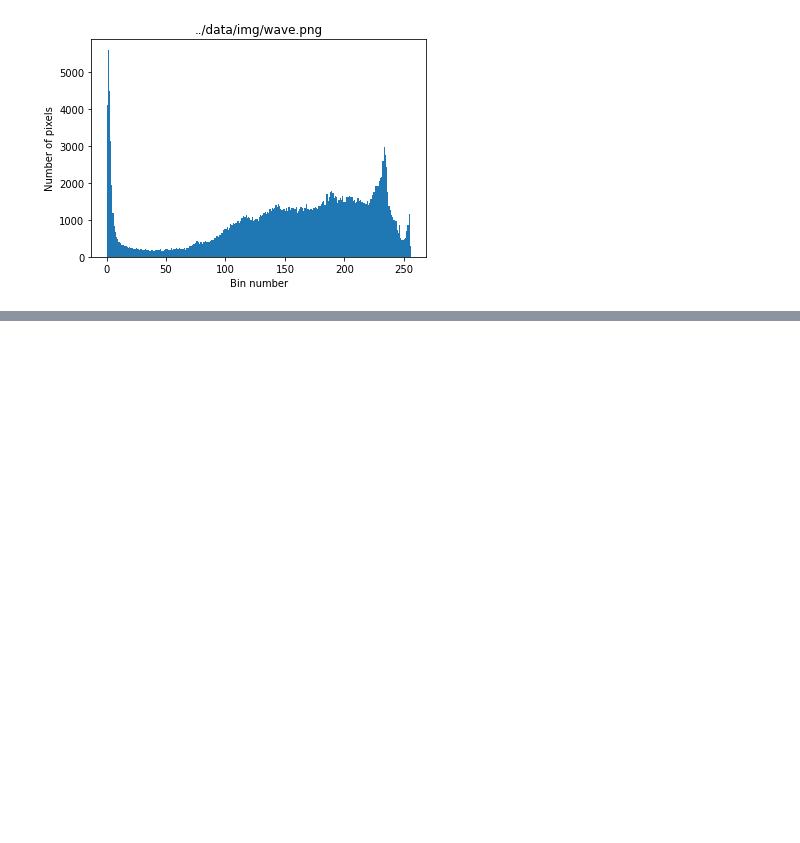
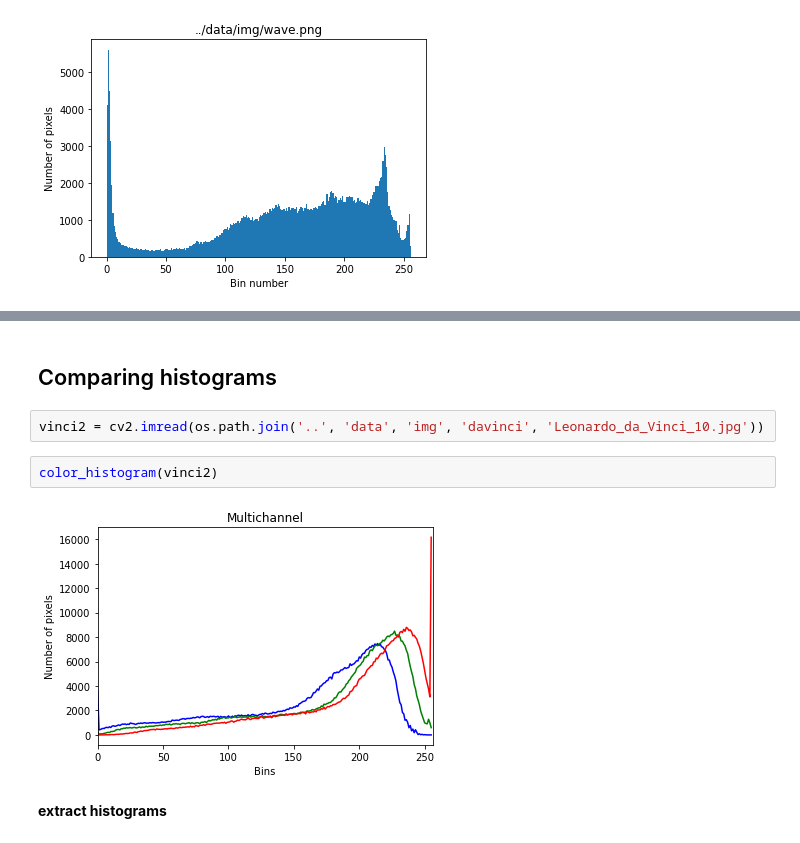
Before and after one commit to NormalReedus/cds-visual-analytics, a Jupyter notebook: notebooks/session 2 and 3.ipynb, the cells around one changed output, grey strips where cells are left out. Cells and saved outputs as stored; diff of their text form; blank space fills up the shorter version.

```diff
--- a/notebooks/session2.ipynb
+++ b/notebooks/session 2 and 3.ipynb
@@ -103,0 +167,10 @@ for filepath in Path(img_dir).glob("*.png"):
+# %% [markdown]
+## Comparing histograms
+# %%
+vinci2 = cv2.imread(os.path.join('..', 'data', 'img', 'davinci', 'Leonardo_da_Vinci_10.jpg'))
+# %%
+color_histogram(vinci2)
+# %% [output]
+[figure, added]
+# %% [markdown]
+__extract histograms__
```
Also changed, not shown: parts of 13 cells of this notebook, 1 other file.
